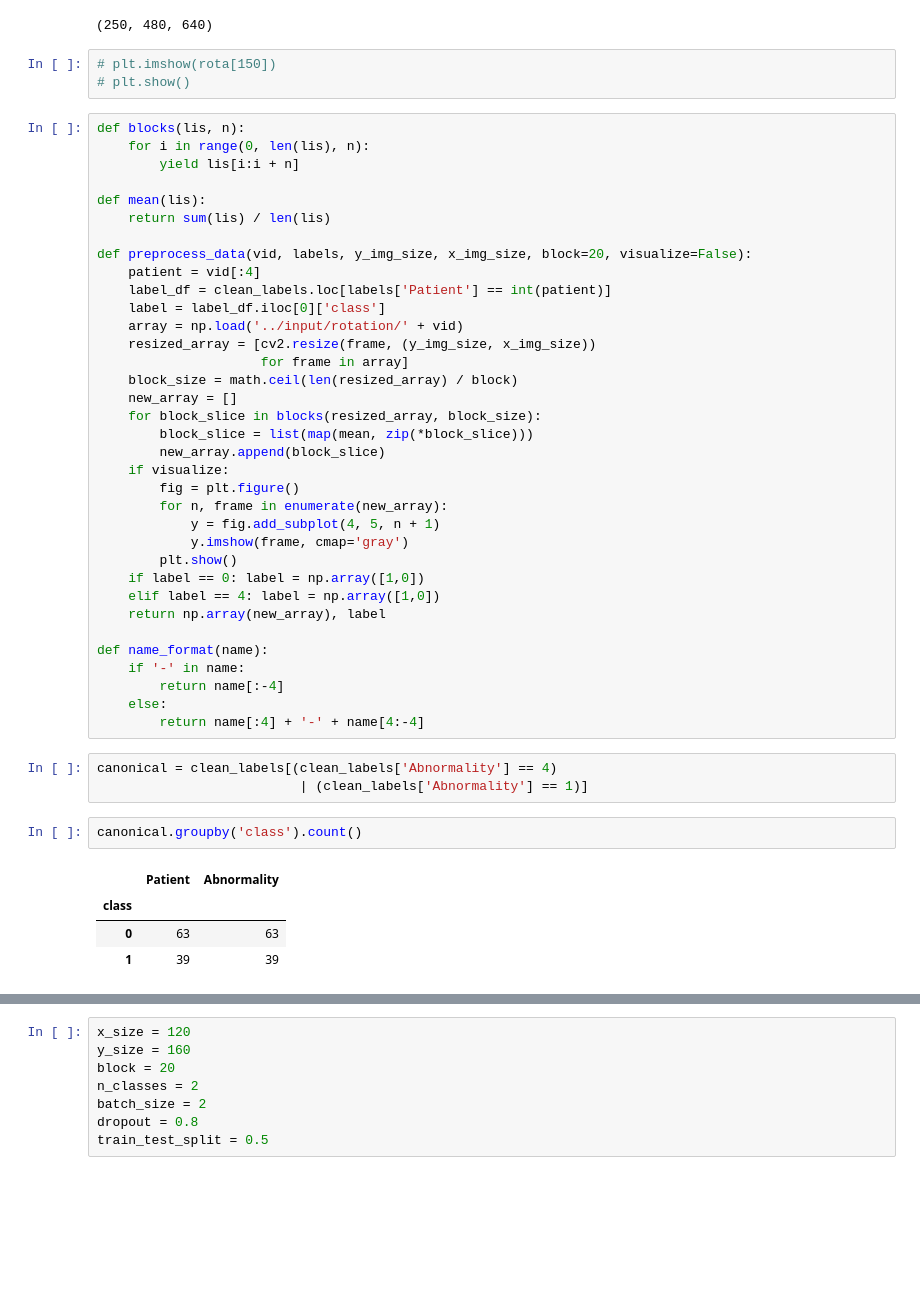
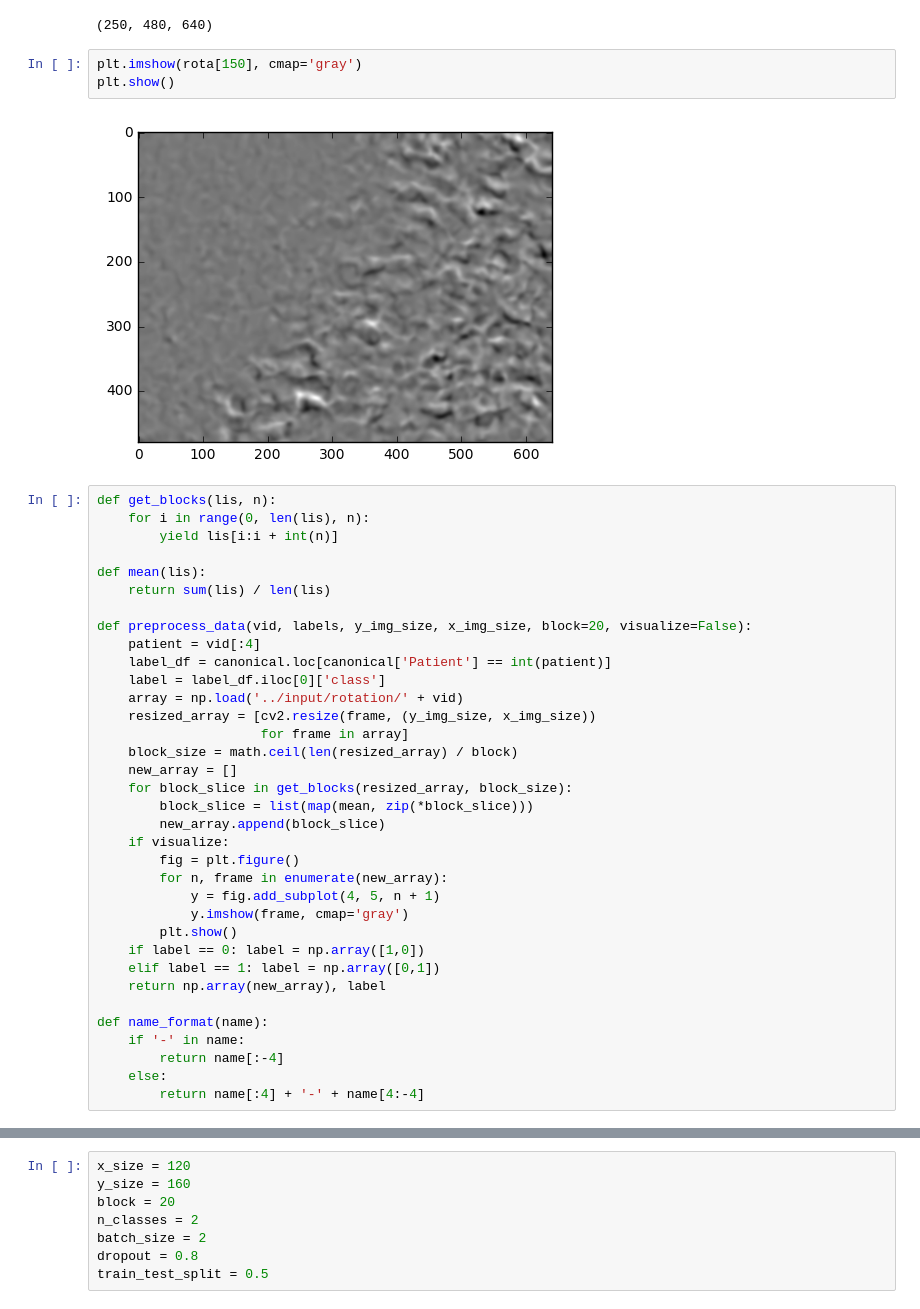
Before and after one commit to clu2033/cilia, a Jupyter notebook: notebooks/3d cnn.ipynb, the cells around one changed output, grey strips where cells are left out. Cells and saved outputs as stored; diff of their text form; blank space fills up the shorter version.

```diff
--- a/notebooks/3d cnn.ipynb
+++ b/notebooks/3d cnn.ipynb
@@ -53,26 +65,28 @@ rota.shape
 # %% [output]
 (250, 480, 640)
 # %%
-# plt.imshow(rota[150])
-# plt.show()
+plt.imshow(rota[150], cmap='gray')
+plt.show()
+# %% [output]
+[figure, added]
 # %%
-def blocks(lis, n):
+def get_blocks(lis, n):
     for i in range(0, len(lis), n):
-        yield lis[i:i + n]
+        yield lis[i:i + int(n)]
 
 def mean(lis):
     return sum(lis) / len(lis)
 
 def preprocess_data(vid, labels, y_img_size, x_img_size, block=20, visualize=False):
     patient = vid[:4]
-    label_df = clean_labels.loc[labels['Patient'] == int(patient)]
+    label_df = canonical.loc[canonical['Patient'] == int(patient)]
     label = label_df.iloc[0]['class']
     array = np.load('../input/rotation/' + vid)
     resized_array = [cv2.resize(frame, (y_img_size, x_img_size))
                      for frame in array]
     block_size = math.ceil(len(resized_array) / block)
     new_array = []
-    for block_slice in blocks(resized_array, block_size):
+    for block_slice in get_blocks(resized_array, block_size):
         block_slice = list(map(mean, zip(*block_slice)))
         new_array.append(block_slice)
     if visualize:
@@ -82,7 +96,7 @@ def preprocess_data(vid, labels, y_img_size, x_img_size, block=20, visualize=Fal
             y.imshow(frame, cmap='gray')
         plt.show()
     if label == 0: label = np.array([1,0])
-    elif label == 4: label = np.array([1,0])
+    elif label == 1: label = np.array([0,1])
     return np.array(new_array), label
 
 def name_format(name):
@@ -90,13 +104,3 @@ def name_format(name):
         return name[:-4]
     else:
         return name[:4] + '-' + name[4:-4]
-# %%
-canonical = clean_labels[(clean_labels['Abnormality'] == 4)
-                          | (clean_labels['Abnormality'] == 1)]
-# %%
-canonical.groupby('class').count()
-# %% [output]
-|  | Patient | Abnormality |
-| class |  |  |
-| 0 | 63 | 63 |
-| 1 | 39 | 39 |
```
Also changed, not shown: parts of 14 cells of this notebook.
